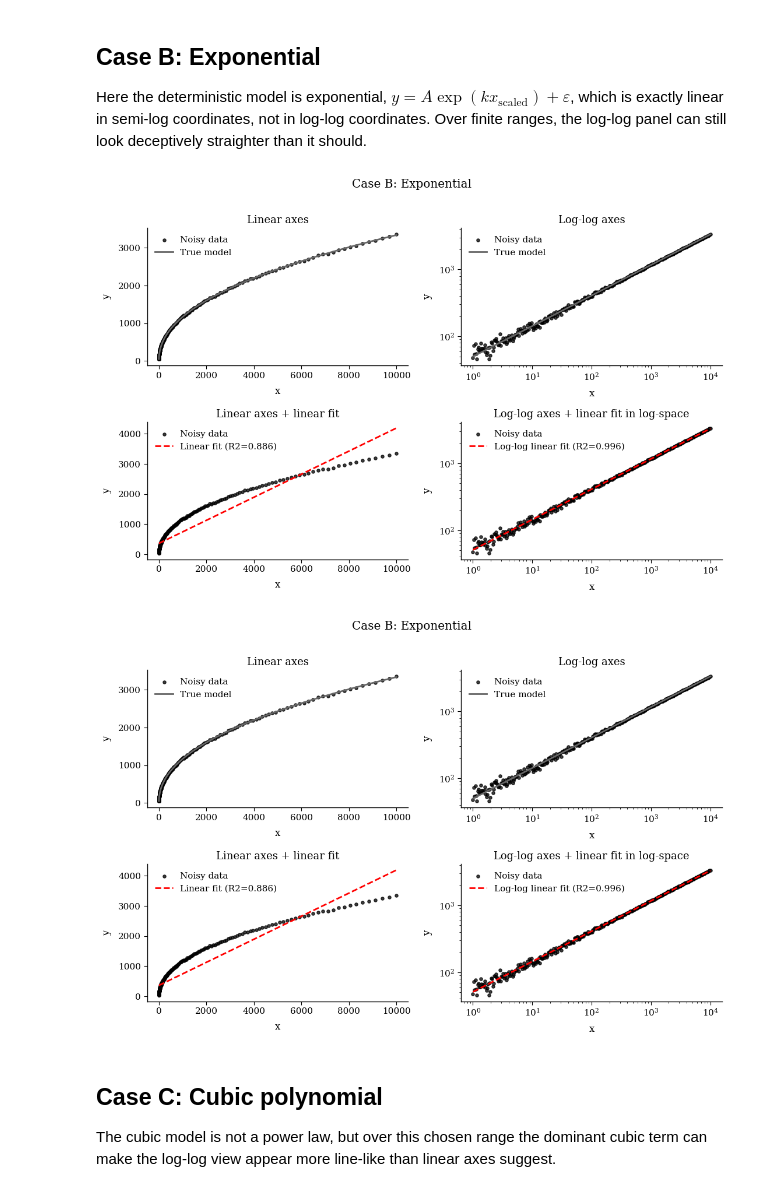
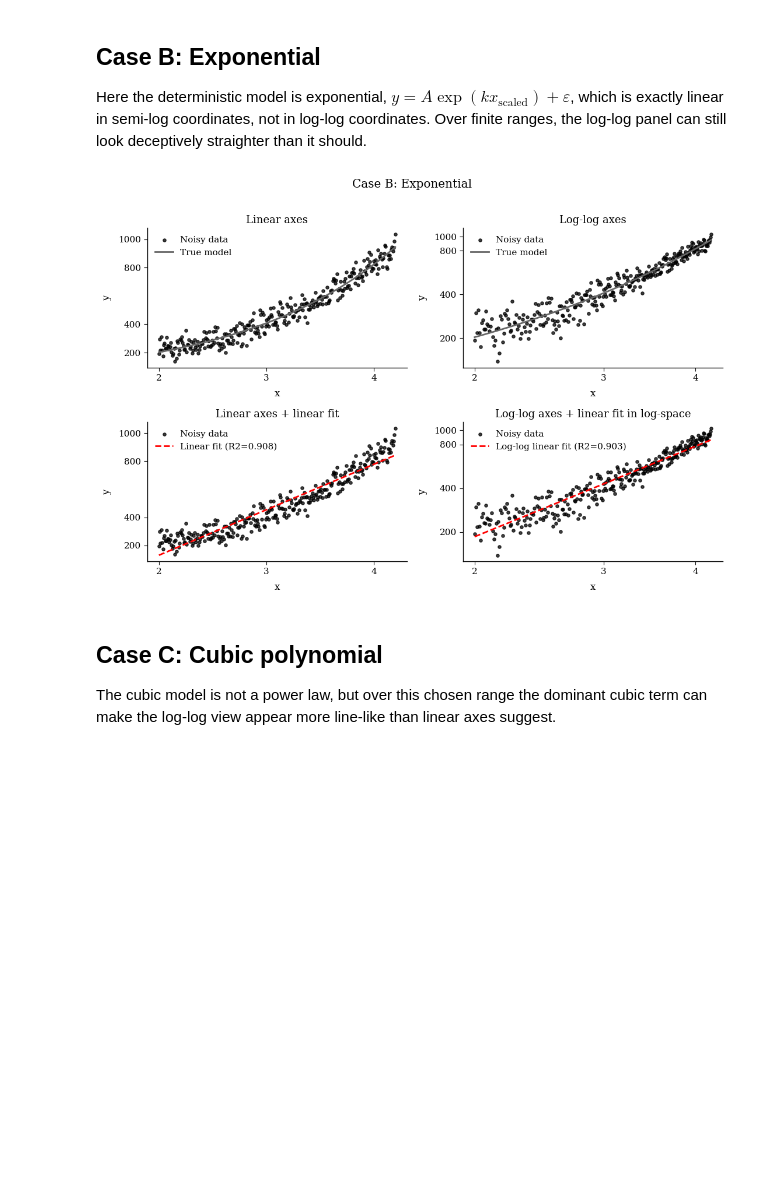
Before and after one commit to borgesf/everyLogIsLine, a Jupyter notebook: notebooks/loglog_illusion.ipynb, the cells around one changed output. Saved outputs shown, nothing was run; the diff lists cells and outputs as text; code cells hidden in the pictures; blank space fills up the shorter version.

```diff
--- a/notebooks/loglog_illusion.ipynb
+++ b/notebooks/loglog_illusion.ipynb
@@ -183,21 +246,20 @@ display(fig_power)
 
 Here the deterministic model is exponential, $y=A\exp(kx_{\mathrm{scaled}})+\varepsilon$, which is exactly linear in semi-log coordinates, not in log-log coordinates. Over finite ranges, the log-log panel can still look deceptively straighter than it should.
 # %%
-x_exp = np.logspace(0, 4, 300)
-x_scaled = np.linspace(0, 6, 300)
+x_exp = np.linspace(2.0, 4.2, 300)
 A_exp = 50.0
 k_exp = 0.7
-y_true_exp = A_exp * np.exp(k_exp * x_scaled)
-sigma_exp = 0.24 * y_true_exp.min()
-assert np.all(y_true_exp - 4 * sigma_exp > 0)
+y_true_exp = A_exp * np.exp(k_exp * x_exp)
+sigma_exp = 0.25 * y_true_exp.min()
+assert np.all(y_true_exp - 2 * sigma_exp > 0)
 eps_exp = rng.normal(0.0, sigma_exp, size=x_exp.size)
 y_noisy_exp = y_true_exp + eps_exp
 assert np.all(y_noisy_exp > 0)
 fig_exp = plot_case_fit_figure(x_exp, y_true_exp, y_noisy_exp, "Case B: Exponential")
 display(fig_exp)
+plt.close(fig_exp)
 # %% [output]
-[figure, old version]
+[figure, new version]
-[figure, removed]
 # %% [markdown]
 ## Case C: Cubic polynomial
 
```
Also changed, not shown: parts of 6 cells of this notebook.
